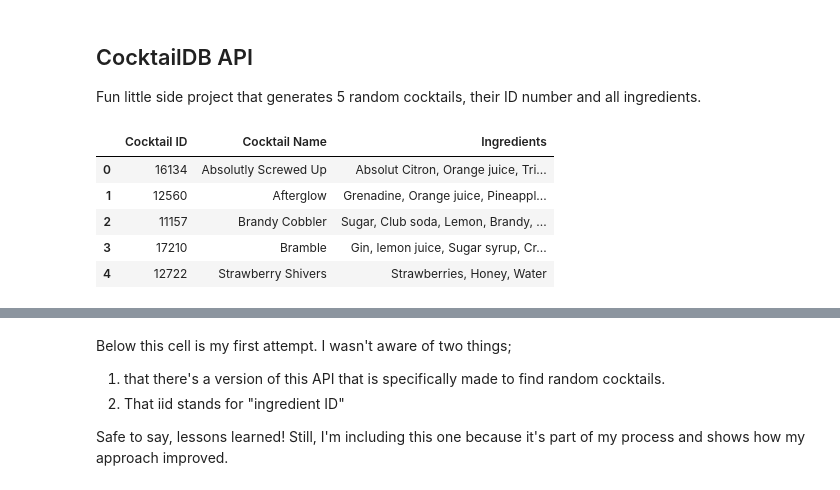
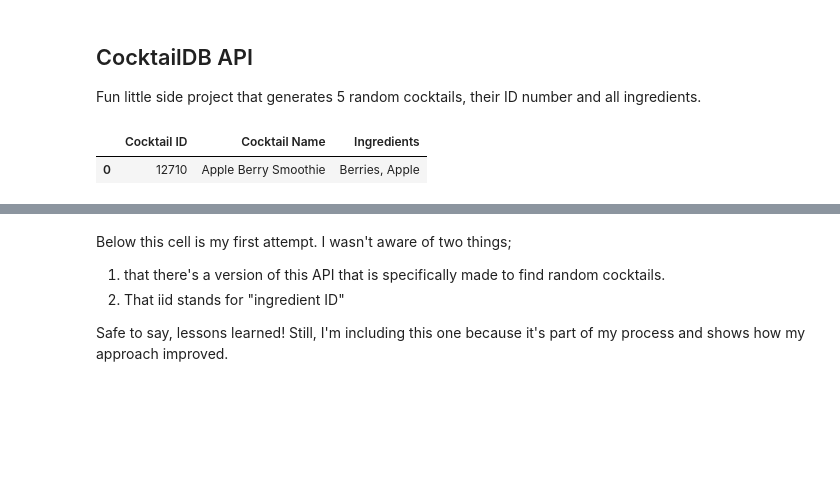
Before and after one commit to andrewsarracini/CocktailDB_API, a Jupyter notebook: CocktailAPI_test.ipynb, the cells around one changed output, grey strips where cells are left out. Cells and saved outputs as stored; diff of their text form; code cells hidden in the pictures; blank space fills up the shorter version.

```diff
--- a/CocktailAPI_test.ipynb
+++ b/CocktailAPI_test.ipynb
@@ -12,36 +12,33 @@ ingredients = []
 
 url = "https://www.thecocktaildb.com/api/json/v1/1/random.php"
 
 # Generate 5 random cocktails that are valid
-while len(cocktail_id) < 5:
+while len(cocktail_id) < 1:
     r = requests.get(url)
 
     if r.status_code == 200:
         site_json = r.json()
 
         # Check if the response contains valid data
         if 'drinks' in site_json and site_json['drinks']:
             drink = site_json['drinks'][0]
             name = drink.get('strDrink')
 
             # Append the columns
             cocktail_id.append(drink['idDrink'])
             names.append(name)
 
             # Extract ingredients (removing Nones) -- special case
             # Keeping all arrays equal lenght; joining all ingredients into a single comma-separated list
             ingredients_raw = [drink.get(f'strIngredient{i}', '') for i in range(1, 16)]
             ingredients.append(', '.join(filter(None, ingredients_raw)))
 
+
         else:
             continue
 
 df_cocktail = pd.DataFrame({"Cocktail ID": cocktail_id, "Cocktail Name": names, "Ingredients":ingredients})
 df_cocktail
 # %% [output]
 |  | Cocktail ID | Cocktail Name | Ingredients |
-| 0 | 16134 | Absolutly Screwed Up | Absolut Citron, Orange juice, Tri... |
-| 1 | 12560 | Afterglow | Grenadine, Orange juice, Pineappl... |
-| 2 | 11157 | Brandy Cobbler | Sugar, Club soda, Lemon, Brandy, ... |
-| 3 | 17210 | Bramble | Gin, lemon juice, Sugar syrup, Cr... |
-| 4 | 12722 | Strawberry Shivers | Strawberries, Honey, Water |
+| 0 | 12710 | Apple Berry Smoothie | Berries, Apple |
```
Also changed, not shown: parts of 4 cells of this notebook, 2 other files.
